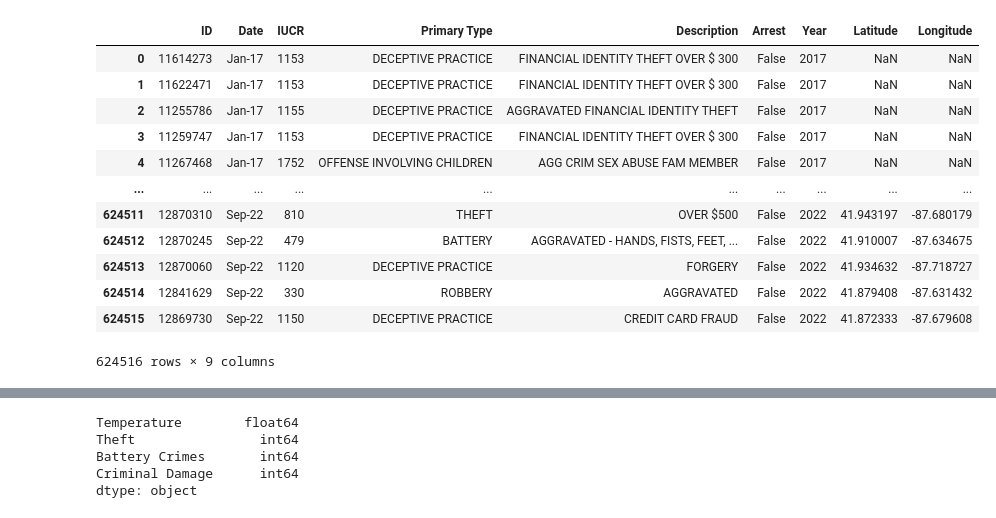
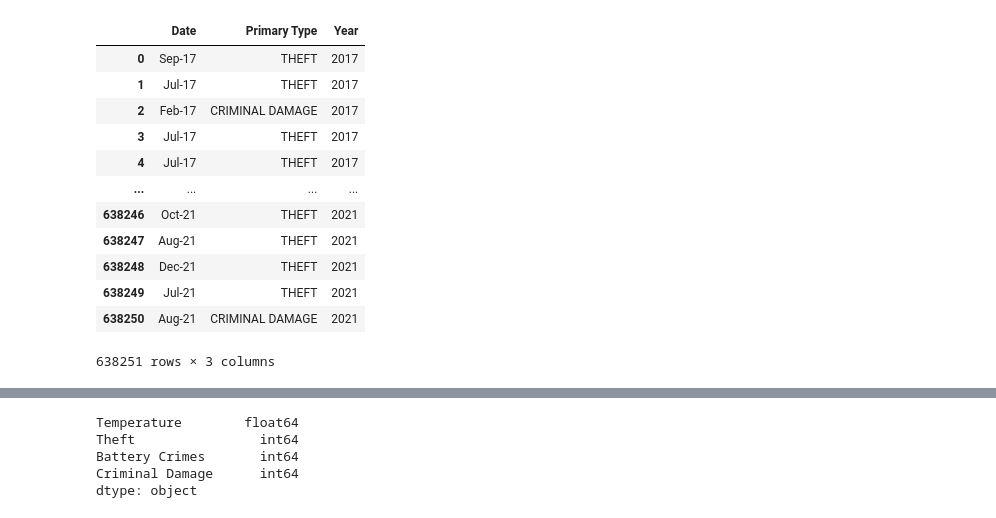
Before and after one commit to jwiley04/Chicago-Crimes, a Jupyter notebook: Crime vs Temperature.ipynb, the cells around one changed output, grey strips where cells are left out. Cells and saved outputs as stored; diff of their text form; code cells hidden in the pictures.

```diff
--- a/Crime vs Temperature.ipynb
+++ b/Crime vs Temperature.ipynb
@@ -9,22 +9,22 @@ import matplotlib.dates as mdates
 import scipy.stats as st
 from scipy.stats import linregress
 # %%
-crimes_df = "Chicago_Crimes_Data.csv"
+crimes_df = "Graph Check.csv"
 
 crimes_df = pd.read_csv(crimes_df, encoding="utf=8")
 
 crimes_df
 # %% [output]
-|  | ID | Date | IUCR | Primary Type | Description | Arrest | Year | Latitude | Longitude |
-| 0 | 11614273 | Jan-17 | 1153 | DECEPTIVE PRACTICE | FINANCIAL IDENTITY THEFT OVER $ 300 | False | 2017 | NaN | NaN |
-| 1 | 11622471 | Jan-17 | 1153 | DECEPTIVE PRACTICE | FINANCIAL IDENTITY THEFT OVER $ 300 | False | 2017 | NaN | NaN |
-| 2 | 11255786 | Jan-17 | 1155 | DECEPTIVE PRACTICE | AGGRAVATED FINANCIAL IDENTITY THEFT | False | 2017 | NaN | NaN |
-| 3 | 11259747 | Jan-17 | 1153 | DECEPTIVE PRACTICE | FINANCIAL IDENTITY THEFT OVER $ 300 | False | 2017 | NaN | NaN |
-| 4 | 11267468 | Jan-17 | 1752 | OFFENSE INVOLVING CHILDREN | AGG CRIM SEX ABUSE FAM MEMBER | False | 2017 | NaN | NaN |
-| ... | ... | ... | ... | ... | ... | ... | ... | ... | ... |
-| 624511 | 12870310 | Sep-22 | 810 | THEFT | OVER $500 | False | 2022 | 41.943197 | -87.680179 |
-| 624512 | 12870245 | Sep-22 | 479 | BATTERY | AGGRAVATED - HANDS, FISTS, FEET, ... | False | 2022 | 41.910007 | -87.634675 |
-| 624513 | 12870060 | Sep-22 | 1120 | DECEPTIVE PRACTICE | FORGERY | False | 2022 | 41.934632 | -87.718727 |
-| 624514 | 12841629 | Sep-22 | 330 | ROBBERY | AGGRAVATED | False | 2022 | 41.879408 | -87.631432 |
-| 624515 | 12869730 | Sep-22 | 1150 | DECEPTIVE PRACTICE | CREDIT CARD FRAUD | False | 2022 | 41.872333 | -87.679608 |
+|  | Date | Primary Type | Year |
+| 0 | Sep-17 | THEFT | 2017 |
+| 1 | Jul-17 | THEFT | 2017 |
+| 2 | Feb-17 | CRIMINAL DAMAGE | 2017 |
+| 3 | Jul-17 | THEFT | 2017 |
+| 4 | Jul-17 | THEFT | 2017 |
+| ... | ... | ... | ... |
+| 638246 | Oct-21 | THEFT | 2021 |
+| 638247 | Aug-21 | THEFT | 2021 |
+| 638248 | Dec-21 | THEFT | 2021 |
+| 638249 | Jul-21 | THEFT | 2021 |
+| 638250 | Aug-21 | CRIMINAL DAMAGE | 2021 |
-624516 rows × 9 columns
+638251 rows × 3 columns
```
Also changed, not shown: parts of 34 cells of this notebook, 10 other files.
